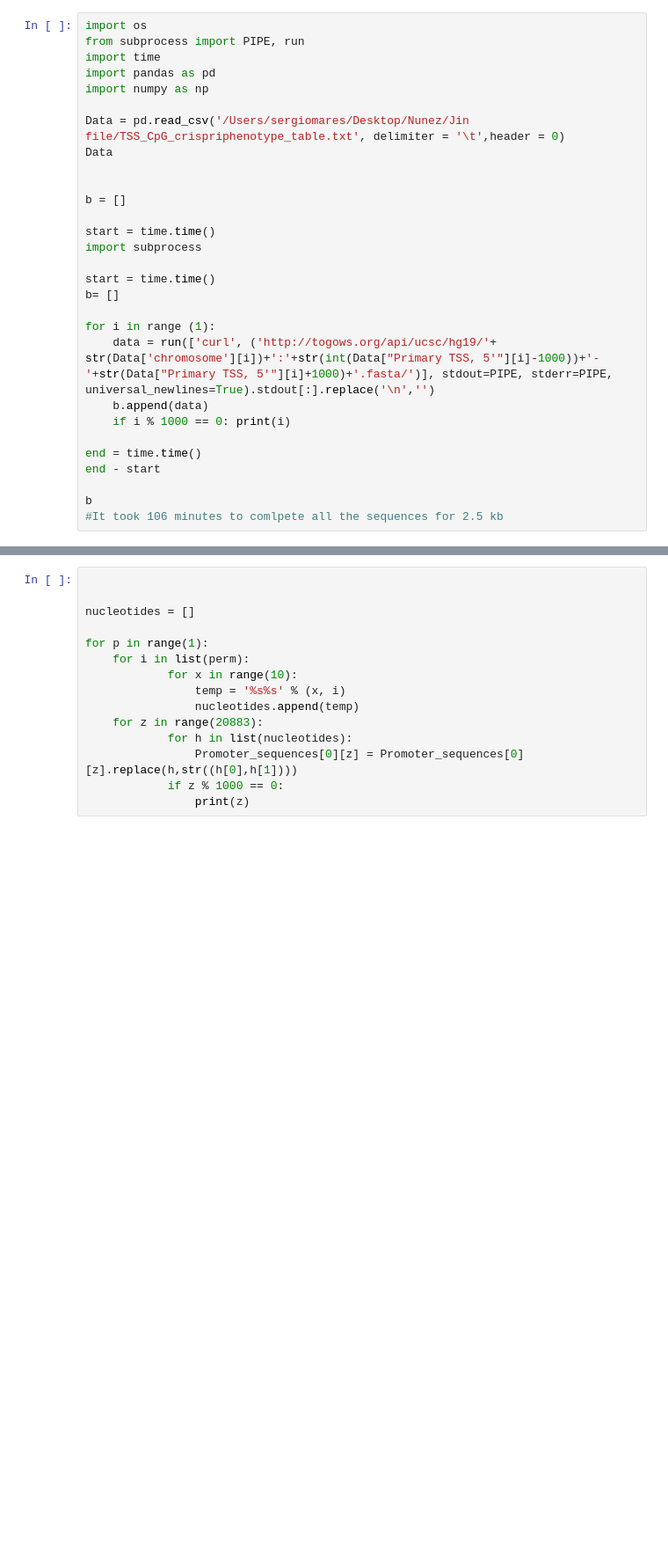
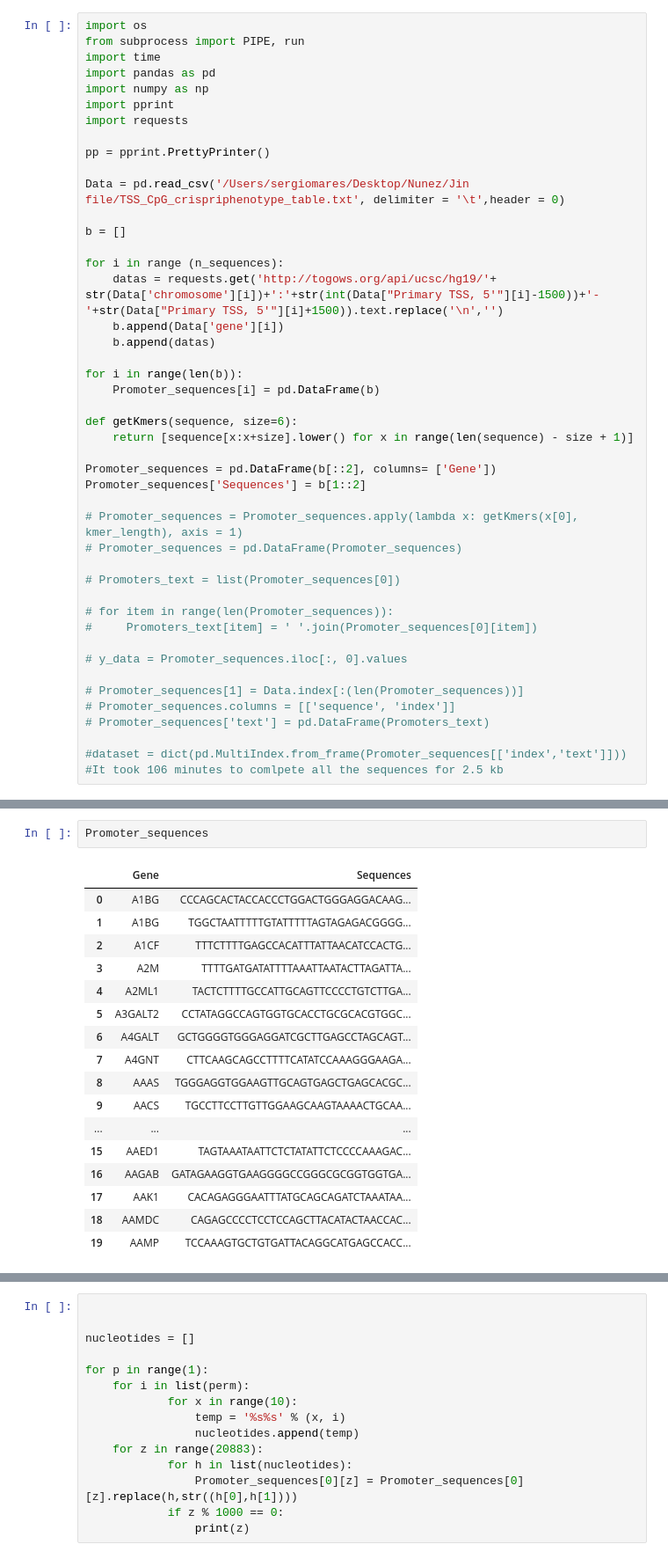
Before and after one commit to sermare/DeepOff, a Jupyter notebook: Workflow-DeepOff.ipynb, the cells around one changed output, grey strips where cells are left out. Shown at 88% size. Cells and saved outputs as stored; diff of their text form; blank space fills up the shorter version.

```diff
--- a/Workflow-DeepOff.ipynb
+++ b/Workflow-DeepOff.ipynb
@@ -4,26 +42,42 @@ from subprocess import PIPE, run
 import time
 import pandas as pd
 import numpy as np
+import pprint
+import requests
+
+pp = pprint.PrettyPrinter()
 
 Data = pd.read_csv('/Users/sergiomares/Desktop/Nunez/Jin file/TSS_CpG_crispriphenotype_table.txt', delimiter = '\t',header = 0)
-Data
-
 
 b = []
 
-start = time.time()
-import subprocess
+for i in range (n_sequences):
+    datas = requests.get('http://togows.org/api/ucsc/hg19/'+ str(Data['chromosome'][i])+':'+str(int(Data["Primary TSS, 5'"][i]-1500))+'-'+str(Data["Primary TSS, 5'"][i]+1500)).text.replace('\n','')
+    b.append(Data['gene'][i])
+    b.append(datas)
 
-start = time.time()
-b= []
+for i in range(len(b)):
+    Promoter_sequences[i] = pd.DataFrame(b)
 
-for i in range (1):
-    data = run(['curl', ('http://togows.org/api/ucsc/hg19/'+ str(Data['chromosome'][i])+':'+str(int(Data["Primary TSS, 5'"][i]-1000))+'-'+str(Data["Primary TSS, 5'"][i]+1000)+'.fasta/')], stdout=PIPE, stderr=PIPE, universal_newlines=True).stdout[:].replace('\n','')
-    b.append(data)
-    if i % 1000 == 0: print(i)
+def getKmers(sequence, size=6):
+    return [sequence[x:x+size].lower() for x in range(len(sequence) - size + 1)]
 
-end = time.time()
-end - start
+Promoter_sequences = pd.DataFrame(b[::2], columns= ['Gene'])
+Promoter_sequences['Sequences'] = b[1::2]
 
-b
+# Promoter_sequences = Promoter_sequences.apply(lambda x: getKmers(x[0], kmer_length), axis = 1)
+# Promoter_sequences = pd.DataFrame(Promoter_sequences)
+
+# Promoters_text = list(Promoter_sequences[0])
+
+# for item in range(len(Promoter_sequences)):
+#     Promoters_text[item] = ' '.join(Promoter_sequences[0][item])
+
+# y_data = Promoter_sequences.iloc[:, 0].values
+
+# Promoter_sequences[1] = Data.index[:(len(Promoter_sequences))]
+# Promoter_sequences.columns = [['sequence', 'index']]
+# Promoter_sequences['text'] = pd.DataFrame(Promoters_text)
+
+#dataset = dict(pd.MultiIndex.from_frame(Promoter_sequences[['index','text']]))
 #It took 106 minutes to comlpete all the sequences for 2.5 kb
@@ -32,0 +84,20 @@ b
+# %%
+Promoter_sequences
+# %% [output]
+|  | Gene | Sequences |
+| 0 | A1BG | CCCAGCACTACCACCCTGGACTGGGAGGACAAG... |
+| 1 | A1BG | TGGCTAATTTTTGTATTTTTAGTAGAGACGGGG... |
+| 2 | A1CF | TTTCTTTTGAGCCACATTTATTAACATCCACTG... |
+| 3 | A2M | TTTTGATGATATTTTAAATTAATACTTAGATTA... |
+| 4 | A2ML1 | TACTCTTTTGCCATTGCAGTTCCCCTGTCTTGA... |
+| 5 | A3GALT2 | CCTATAGGCCAGTGGTGCACCTGCGCACGTGGC... |
+| 6 | A4GALT | GCTGGGGTGGGAGGATCGCTTGAGCCTAGCAGT... |
+| 7 | A4GNT | CTTCAAGCAGCCTTTTCATATCCAAAGGGAAGA... |
+| 8 | AAAS | TGGGAGGTGGAAGTTGCAGTGAGCTGAGCACGC... |
+| 9 | AACS | TGCCTTCCTTGTTGGAAGCAAGTAAAACTGCAA... |
+| ... | ... | ... |
+| 15 | AAED1 | TAGTAAATAATTCTCTATATTCTCCCCAAAGAC... |
+| 16 | AAGAB | GATAGAAGGTGAAGGGGCCGGGCGCGGTGGTGA... |
+| 17 | AAK1 | CACAGAGGGAATTTATGCAGCAGATCTAAATAA... |
+| 18 | AAMDC | CAGAGCCCCTCCTCCAGCTTACATACTAACCAC... |
+| 19 | AAMP | TCCAAAGTGCTGTGATTACAGGCATGAGCCACC... |
```
Also changed, not shown: parts of 5 cells of this notebook.
